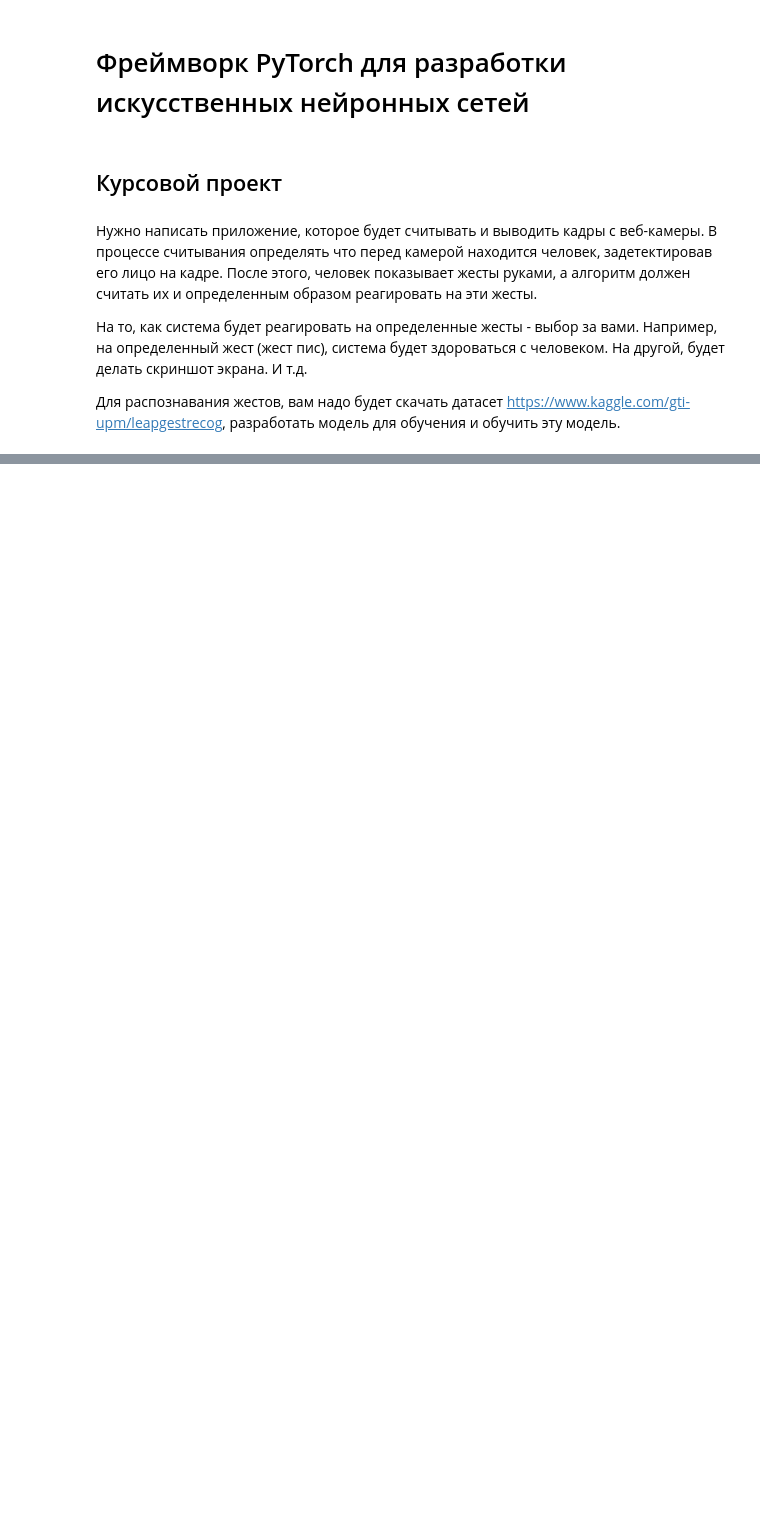
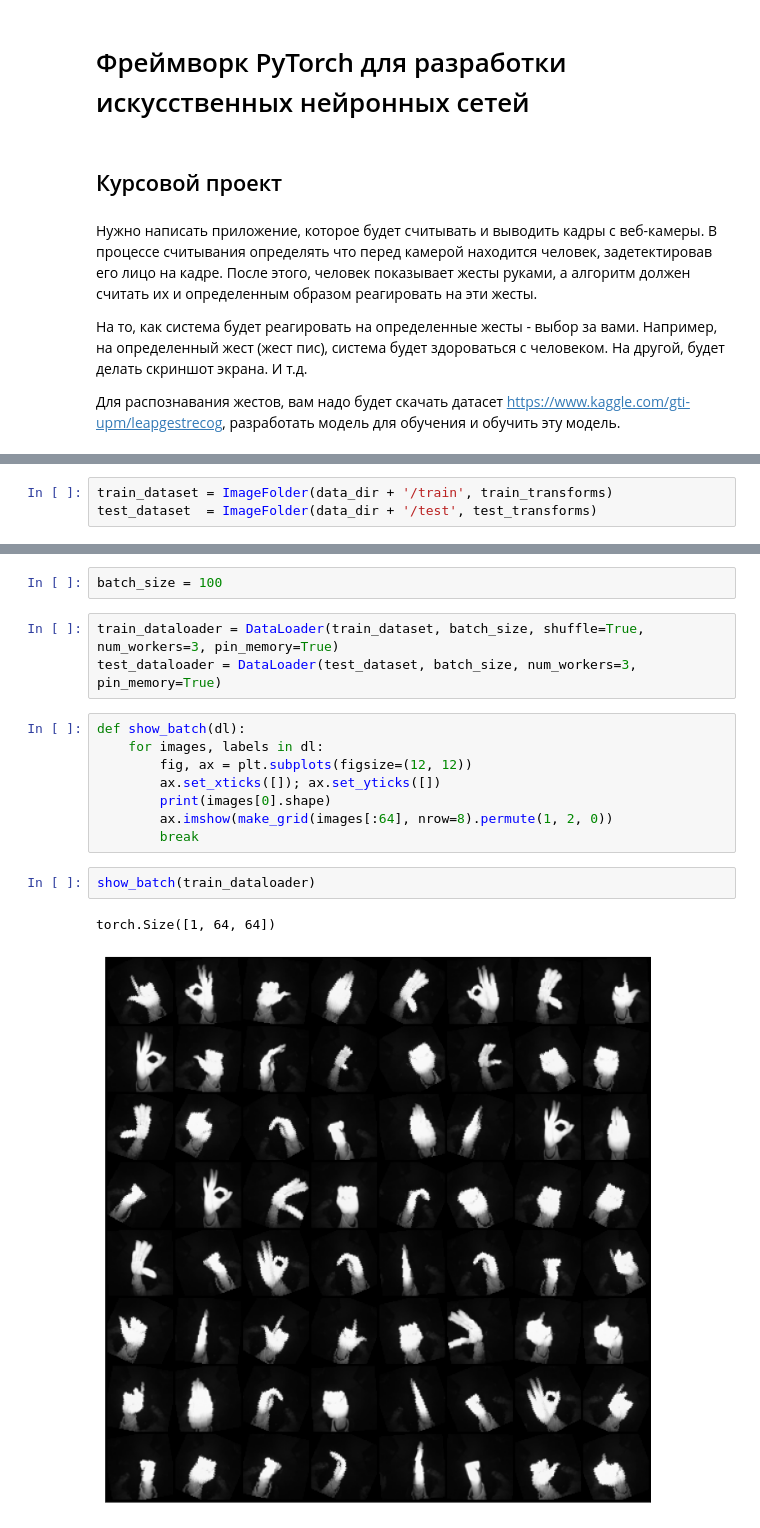
Before and after one commit to superbe/PyTorchForANN, a Jupyter notebook: сourse project.ipynb, the cells around one changed output, grey strips where cells are left out. Cells and saved outputs as stored; diff of their text form; blank space fills up the shorter version.

```diff
--- a/сourse project.ipynb
+++ b/сourse project.ipynb
@@ -48,0 +101,3 @@ cv.destroyAllWindows()
+# %%
+train_dataset = ImageFolder(data_dir + '/train', train_transforms)
+test_dataset  = ImageFolder(data_dir + '/test', test_transforms)
@@ -48,0 +117,18 @@ cv.destroyAllWindows()
+# %%
+batch_size = 100
+# %%
+train_dataloader = DataLoader(train_dataset, batch_size, shuffle=True, num_workers=3, pin_memory=True)
+test_dataloader = DataLoader(test_dataset, batch_size, num_workers=3, pin_memory=True)
+# %%
+def show_batch(dl):
+    for images, labels in dl:
+        fig, ax = plt.subplots(figsize=(12, 12))
+        ax.set_xticks([]); ax.set_yticks([])
+        print(images[0].shape)
+        ax.imshow(make_grid(images[:64], nrow=8).permute(1, 2, 0))
+        break
+# %%
+show_batch(train_dataloader)
+# %% [output]
+torch.Size([1, 64, 64])
+[figure, added]
```
Also changed, not shown: parts of 38 cells of this notebook.
